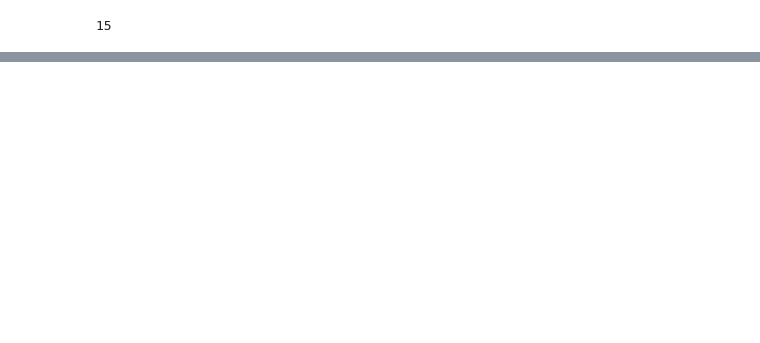
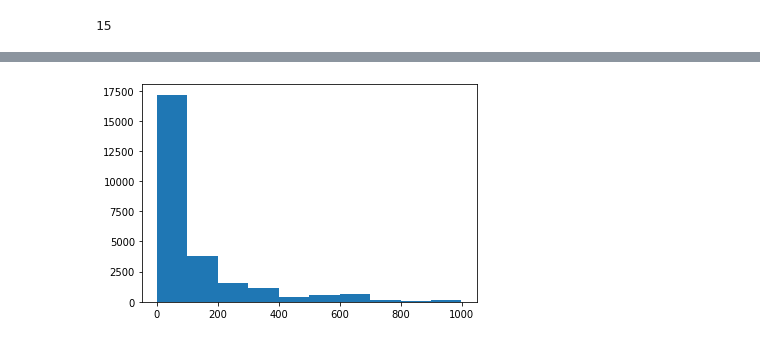
Before and after one commit to kornelro/whyr_hack, a Jupyter notebook: challenge2/graph/graph.ipynb, the cells around one changed output, grey strips where cells are left out. Cells and saved outputs as stored; diff of their text form; code cells hidden in the pictures; blank space fills up the shorter version.

```diff
--- a/challenge2/graph/graph.ipynb
+++ b/challenge2/graph/graph.ipynb
@@ -265,0 +292,7 @@ with open('members.json', 'w') as outfile:
+# %%
+degrees = list(filter(lambda x: x < 1000, degrees))
+# %%
+plt.hist(degrees)
+plt.show()
+# %% [output]
+[figure, added]
```
Also changed, not shown: parts of 26 cells of this notebook.
